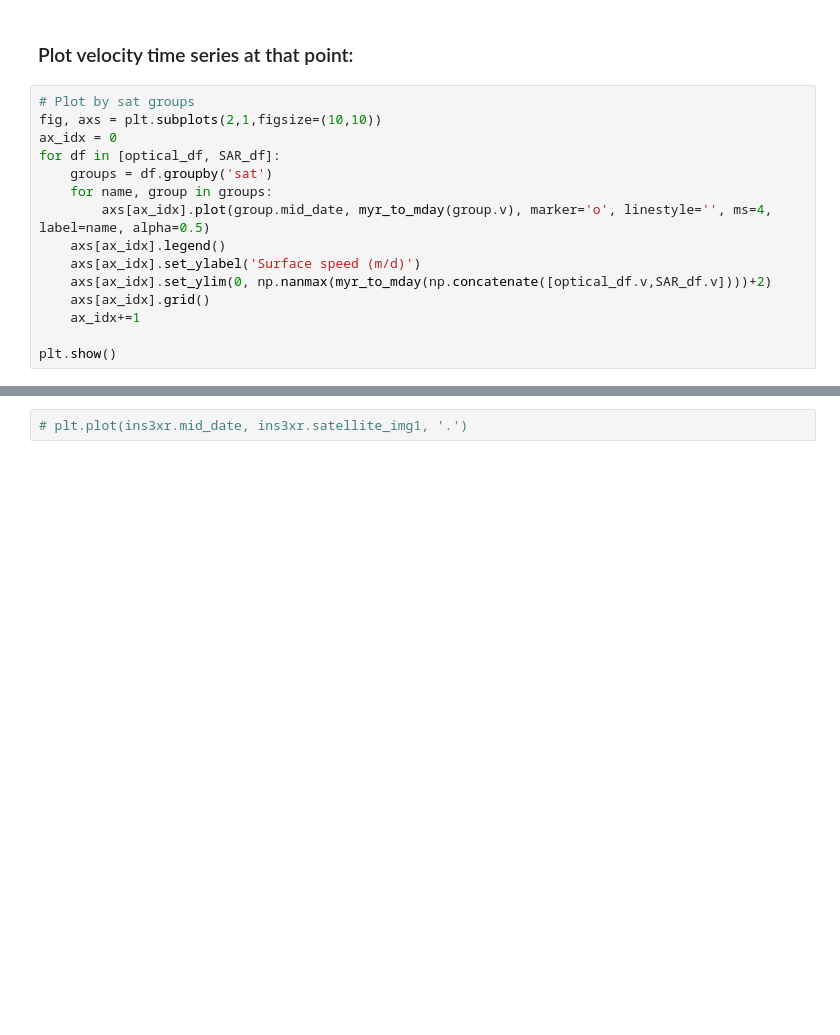
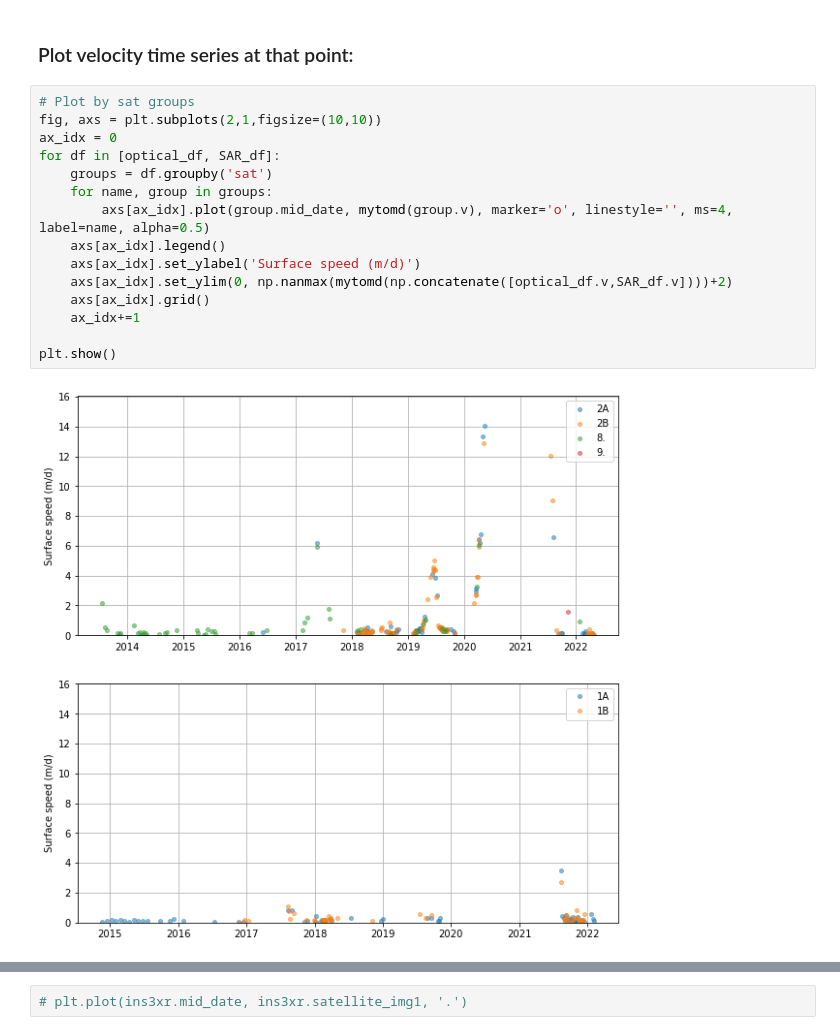
Before and after one commit to jukesliu/TG-surge, a Jupyter notebook: ITSLIVE_along_glacier_centerline.ipynb, the cells around one changed output, grey strips where cells are left out. Cells and saved outputs as stored; diff of their text form; blank space fills up the shorter version.

```diff
--- a/ITSLIVE_along_glacier_centerline.ipynb
+++ b/ITSLIVE_along_glacier_centerline.ipynb
@@ -96,18 +113,20 @@ optical_df.head()
 # %%
 # Plot by sat groups
 fig, axs = plt.subplots(2,1,figsize=(10,10))
 ax_idx = 0
 for df in [optical_df, SAR_df]:
     groups = df.groupby('sat')
     for name, group in groups:
-        axs[ax_idx].plot(group.mid_date, myr_to_mday(group.v), marker='o', linestyle='', ms=4, label=name, alpha=0.5)
+        axs[ax_idx].plot(group.mid_date, mytomd(group.v), marker='o', linestyle='', ms=4, label=name, alpha=0.5)
     axs[ax_idx].legend()
     axs[ax_idx].set_ylabel('Surface speed (m/d)')
-    axs[ax_idx].set_ylim(0, np.nanmax(myr_to_mday(np.concatenate([optical_df.v,SAR_df.v])))+2)
+    axs[ax_idx].set_ylim(0, np.nanmax(mytomd(np.concatenate([optical_df.v,SAR_df.v])))+2)
     axs[ax_idx].grid()
     ax_idx+=1
 
 plt.show()
+# %% [output]
+[figure, added]
 # %%
 # compare to the ITS_LIVE plot
 plot_by_sensor(ins3xr, pt_variable, 150) # max separation of 30 days
```
Also changed, not shown: parts of 8 cells of this notebook, 1 other file.
